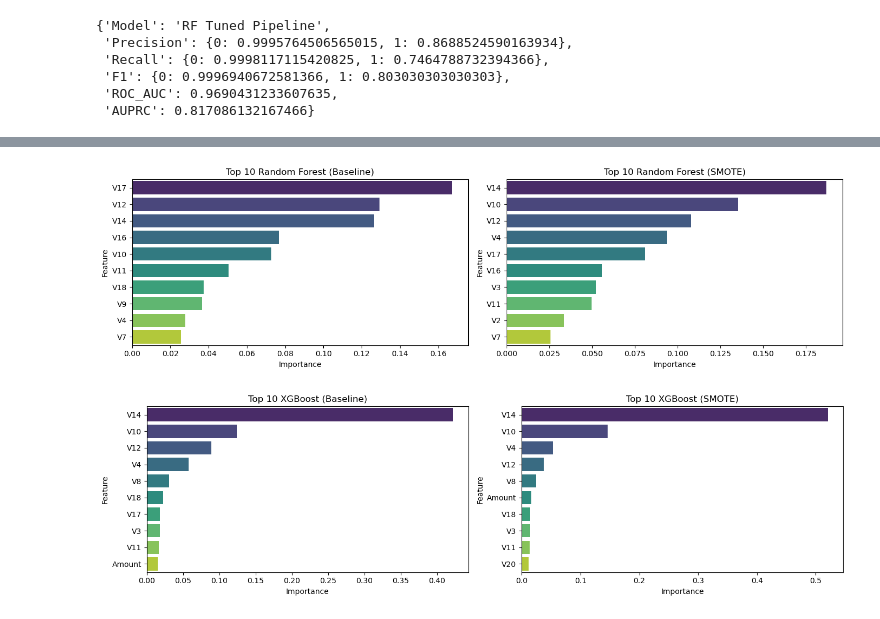
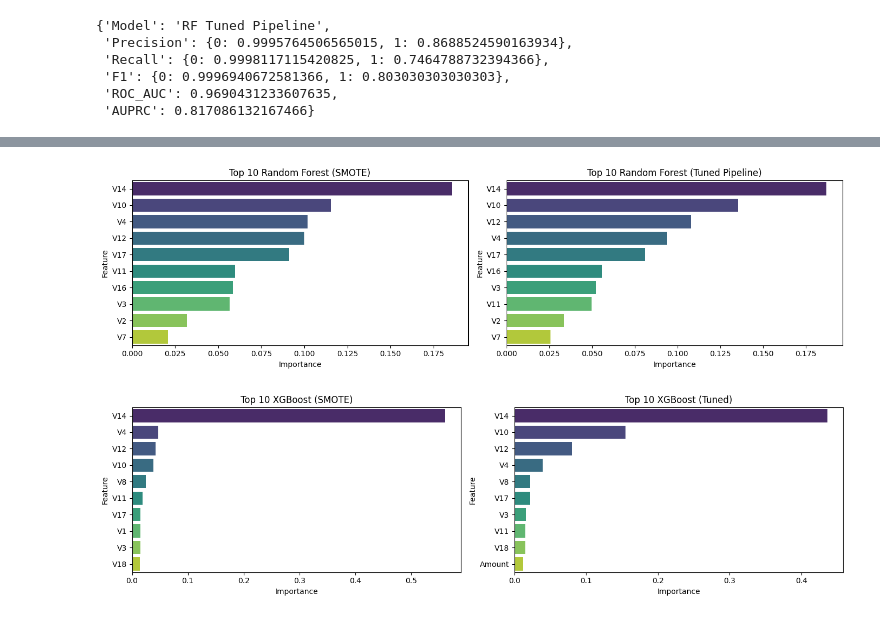
Before and after one commit to AliAbdulHameed/Credit_Card_Fraud_Detection_Team1, a Jupyter notebook: AAI_501_Group_Project_V3.ipynb, the cells around one changed output, grey strips where cells are left out. Drawn from its saved outputs; the diff is of its cells as text; code cells hidden in the pictures.

```diff
--- a/AAI_501_Group_Project_V3.ipynb
+++ b/AAI_501_Group_Project_V3.ipynb
@@ -571,23 +556,29 @@ cost_results_sorted
 # %%
-def plot_feature_importances_comparison(baseline_model, smote_model, X_train, model_name, top_n=10):
-    """
-    Show side-by-side feature-importance bar charts for a baseline model and its SMOTE-trained counterpart.
-    """
+def plot_feature_importances_comparison(
+    baseline_model,
+    compare_model,
+    X_train,
+    model_name,
+    top_n=10,
+    baseline_label="Baseline",
+    compare_label="SMOTE",  # override this when not SMOTE
+):
+    """Side-by-side feature-importance bars for baseline vs. compare model."""
     model_frames = {}
-    for label, model in [("Baseline", baseline_model), ("SMOTE", smote_model)]:
+    for label, model in [(baseline_label, baseline_model), (compare_label, compare_model)]:
         model_frames[label] = (
             pd.DataFrame({"Feature": X_train.columns, "Importance": model.feature_importances_})
             .sort_values(by="Importance", ascending=False)
         )
 
-    fig, (ax1, ax2) = plt.subplots(1, 2, figsize=(14,4))
-    sns.barplot(data=model_frames["Baseline"].head(top_n), x="Importance", y="Feature",
+    fig, (ax1, ax2) = plt.subplots(1, 2, figsize=(14, 4))
+    sns.barplot(data=model_frames[baseline_label].head(top_n), x="Importance", y="Feature",
                 hue="Feature", palette="viridis", legend=False, ax=ax1)
-    ax1.set_title(f"Top {top_n} {model_name} (Baseline)")
+    ax1.set_title(f"Top {top_n} {model_name} ({baseline_label})")
 
-    sns.barplot(data=model_frames["SMOTE"].head(top_n), x="Importance", y="Feature",
+    sns.barplot(data=model_frames[compare_label].head(top_n), x="Importance", y="Feature",
                 hue="Feature", palette="viridis", legend=False, ax=ax2)
-    ax2.set_title(f"Top {top_n} {model_name} (SMOTE)")
+    ax2.set_title(f"Top {top_n} {model_name} ({compare_label})")
 
     plt.tight_layout()
     plt.show()
@@ -730,7 +748,7 @@ all_results
 # %%
-plot_feature_importances_comparison(rf, best_rf_pipeline.named_steps["rf"], X_train_scaled, "Random Forest")
+plot_feature_importances_comparison(rf_smote, best_rf_pipeline.named_steps["rf"], X_train_scaled, "Random Forest", baseline_label="SMOTE", compare_label="Tuned Pipeline")
 
-plot_feature_importances_comparison(xgb_smote, best_xgb, X_train_scaled, "XGBoost")
+plot_feature_importances_comparison(xgb_smote, best_xgb, X_train_scaled, "XGBoost", baseline_label="SMOTE", compare_label="Tuned")
 # %% [output]
-[figure, old version]
+[figure, new version]
-[figure, old version]
+[figure, new version]
```
Also changed, not shown: parts of 21 cells of this notebook.
